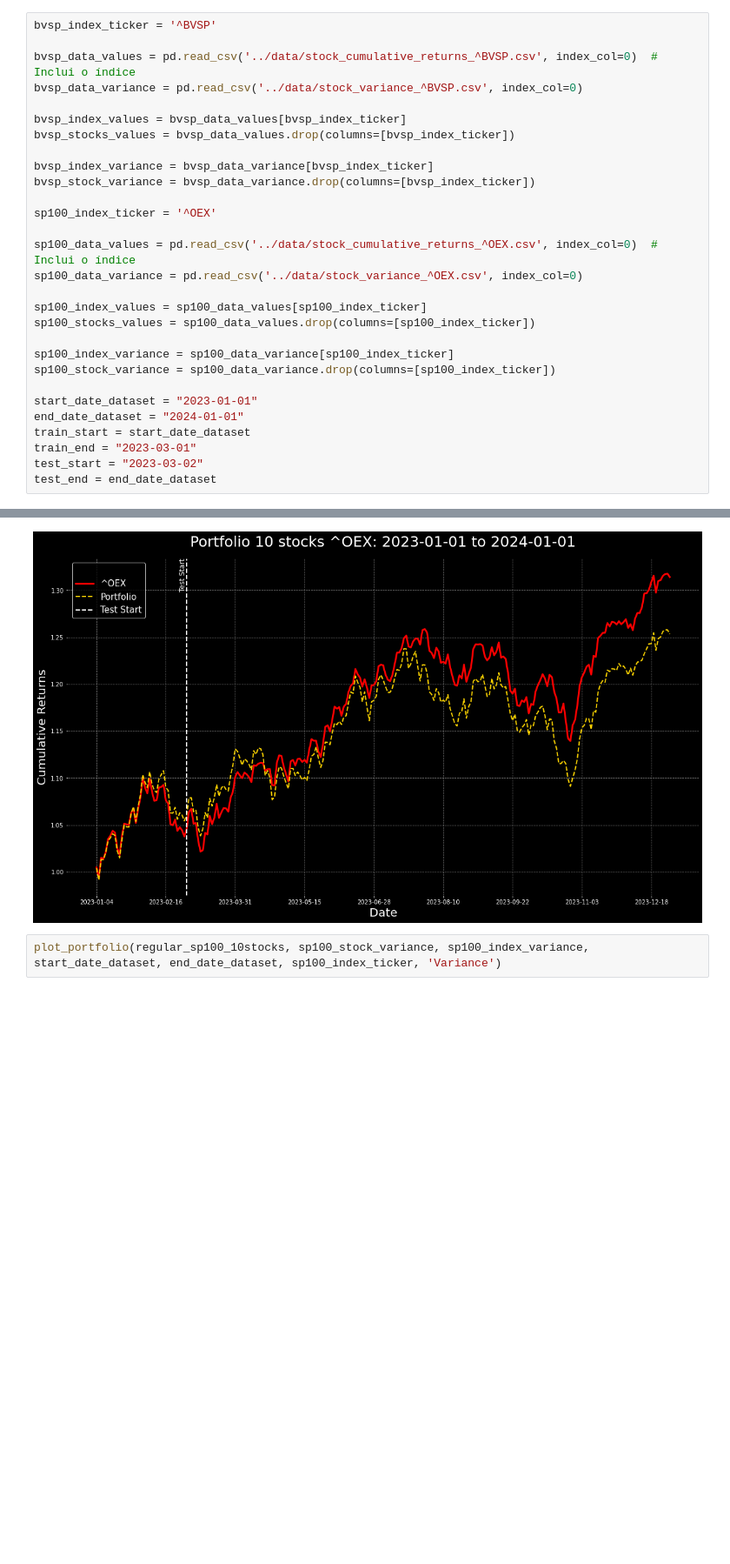
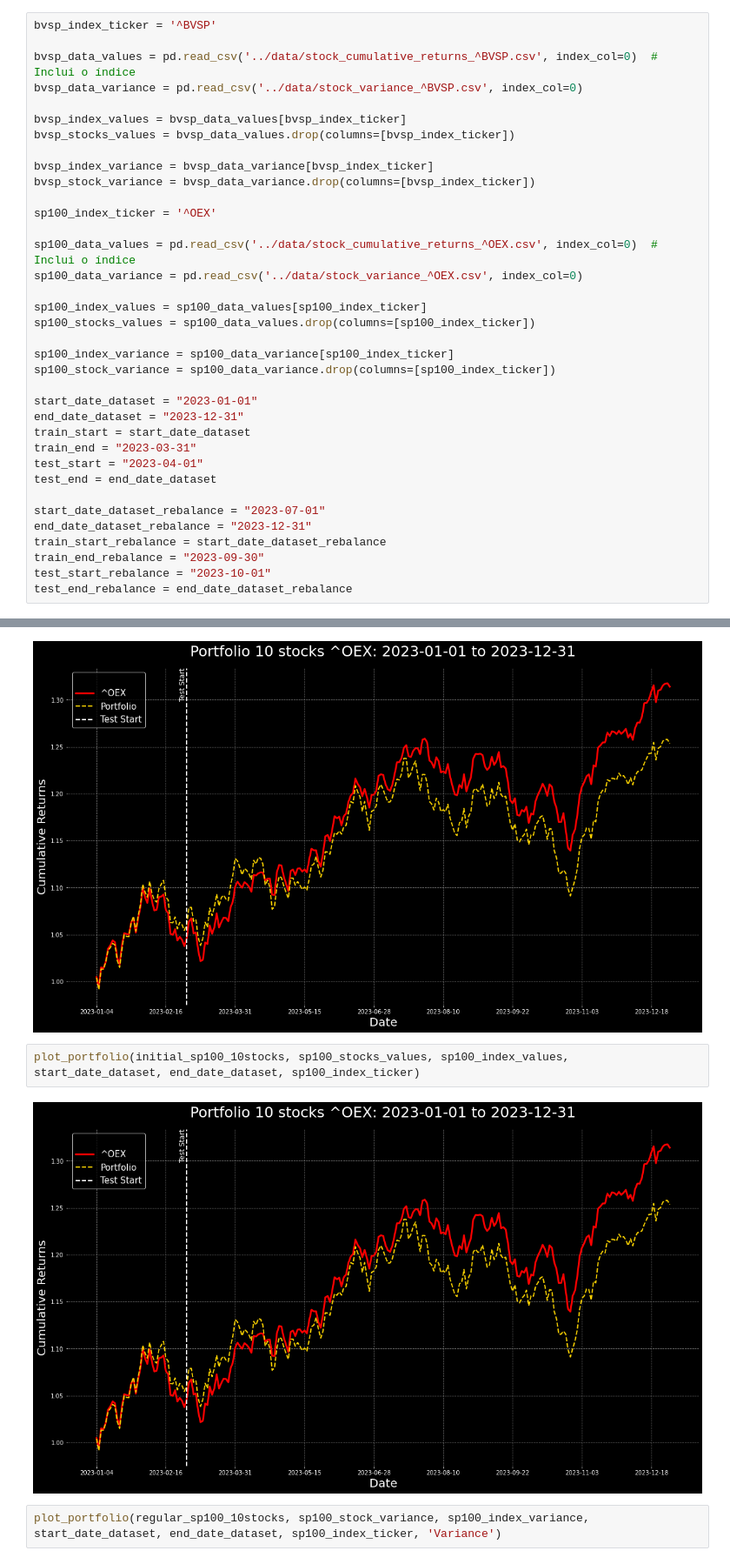
Before and after one commit to vitorholiveira/index_tracking, a Jupyter notebook: notebooks/flowers.ipynb, the cells around one changed output, grey strips where cells are left out. Shown: that part at 87% size. Cells and saved outputs as stored; diff of their text form; blank space fills up the shorter version.

Commit message:
setting up rebalance

```diff
--- a/notebooks/flowers.ipynb
+++ b/notebooks/flowers.ipynb
@@ -127,11 +193,18 @@ sp100_index_variance = sp100_data_variance[sp100_index_ticker]
 sp100_stock_variance = sp100_data_variance.drop(columns=[sp100_index_ticker])
 
 start_date_dataset = "2023-01-01"
-end_date_dataset = "2024-01-01"
+end_date_dataset = "2023-12-31"
 train_start = start_date_dataset
-train_end = "2023-03-01"
-test_start = "2023-03-02"
+train_end = "2023-03-31"
+test_start = "2023-04-01"
 test_end = end_date_dataset
+
+start_date_dataset_rebalance = "2023-07-01"
+end_date_dataset_rebalance = "2023-12-31"
+train_start_rebalance = start_date_dataset_rebalance
+train_end_rebalance = "2023-09-30"
+test_start_rebalance = "2023-10-01"
+test_end_rebalance = end_date_dataset_rebalance
 # %% [markdown]
 ## Loading Portfolios:
 # %%
@@ -159,6 +245,10 @@ Parametro "yaxis_name" em "plot_portfolio" deve ser:
 plot_portfolio(regular_sp100_10stocks, sp100_stocks_values, sp100_index_values, start_date_dataset, end_date_dataset, sp100_index_ticker)
 # %% [output]
 [figure]
+# %%
+plot_portfolio(initial_sp100_10stocks, sp100_stocks_values, sp100_index_values, start_date_dataset, end_date_dataset, sp100_index_ticker)
+# %% [output]
+[figure, added]
 # %%
 plot_portfolio(regular_sp100_10stocks, sp100_stock_variance, sp100_index_variance, start_date_dataset, end_date_dataset, sp100_index_ticker, 'Variance')
 # %% [output]
```
Also changed, not shown: parts of 8 cells of this notebook, 6 other files.
